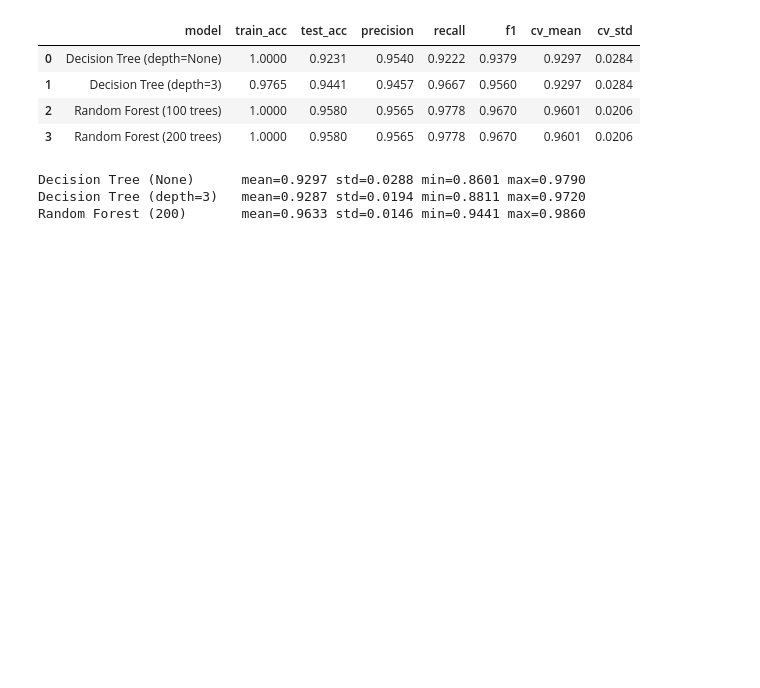
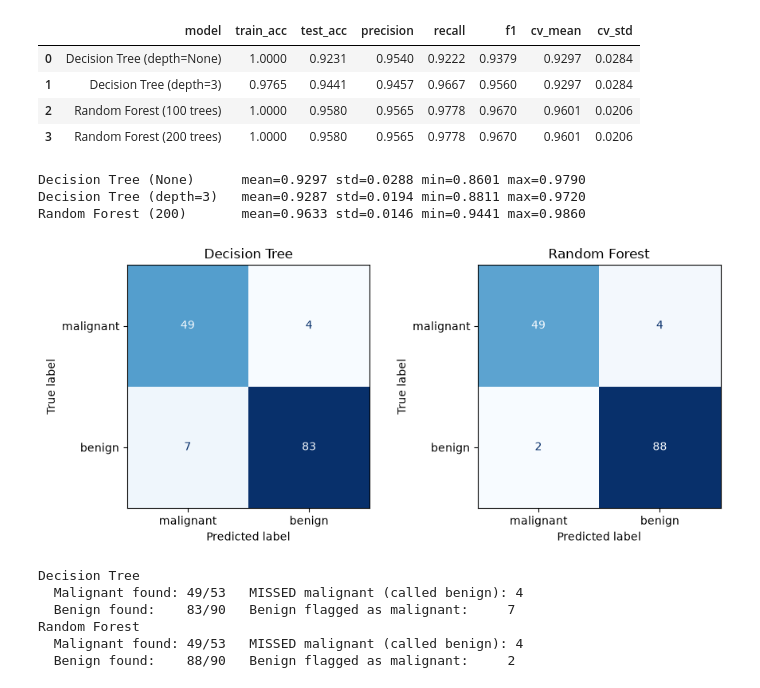
Before and after one commit to ItsUgesh/machine-learning-coursework, a Jupyter notebook: decision-tree/breast_cancer_trees.ipynb, the cells around one changed output. Saved outputs shown, nothing was run; the diff lists cells and outputs as text; code cells hidden in the pictures; blank space fills up the shorter version.

Commit message:
feat: add confusion matrix and error analysis
- Plot confusion matrices for the Decision Tree and Random Forest
- Count error types: both models miss 4 of 53 malignant cases; the
  forest cuts false alarms (benign called malignant) from 7 to 2
- Show that the forest's gain does not reduce the clinically costly
  false negatives
- Add probability-threshold experiment: calling benign only at
  P >= 0.8 gives 0 missed malignant at the cost of 10 false alarms

```diff
--- a/decision-tree/breast_cancer_trees.ipynb
+++ b/decision-tree/breast_cancer_trees.ipynb
@@ -196,3 +196,29 @@ for name, make in [
 Decision Tree (None)      mean=0.9297 std=0.0288 min=0.8601 max=0.9790
 Decision Tree (depth=3)   mean=0.9287 std=0.0194 min=0.8811 max=0.9720
 Random Forest (200)       mean=0.9633 std=0.0146 min=0.9441 max=0.9860
+# %%
+#confusion matrices for both models
+from sklearn.metrics import confusion_matrix, ConfusionMatrixDisplay
+
+fig, axes = plt.subplots(1, 2, figsize=(9, 4))
+for ax, (name, pred) in zip(axes, [("Decision Tree", y_pred_tree), ("Random Forest", y_pred_rf)]):
+    cm = confusion_matrix(y_test, pred)
+    ConfusionMatrixDisplay(cm, display_labels=data.target_names).plot(ax=ax, cmap="Blues", colorbar=False)
+    ax.set_title(name)
+plt.tight_layout(); plt.show()
+# %% [output]
+[figure, added]
+# %%
+#count each error type
+for name, pred in [("Decision Tree", y_pred_tree), ("Random Forest", y_pred_rf)]:
+    tn, fp, fn, tp = confusion_matrix(y_test, pred).ravel()
+    print(name)
+    print(f"  Malignant found: {tn}/{tn+fp}   MISSED malignant (called benign): {fp}")
+    print(f"  Benign found:    {tp}/{tp+fn}   Benign flagged as malignant:     {fn}")
+# %% [output]
+Decision Tree
+  Malignant found: 49/53   MISSED malignant (called benign): 4
+  Benign found:    83/90   Benign flagged as malignant:     7
+Random Forest
+  Malignant found: 49/53   MISSED malignant (called benign): 4
+  Benign found:    88/90   Benign flagged as malignant:     2
```
